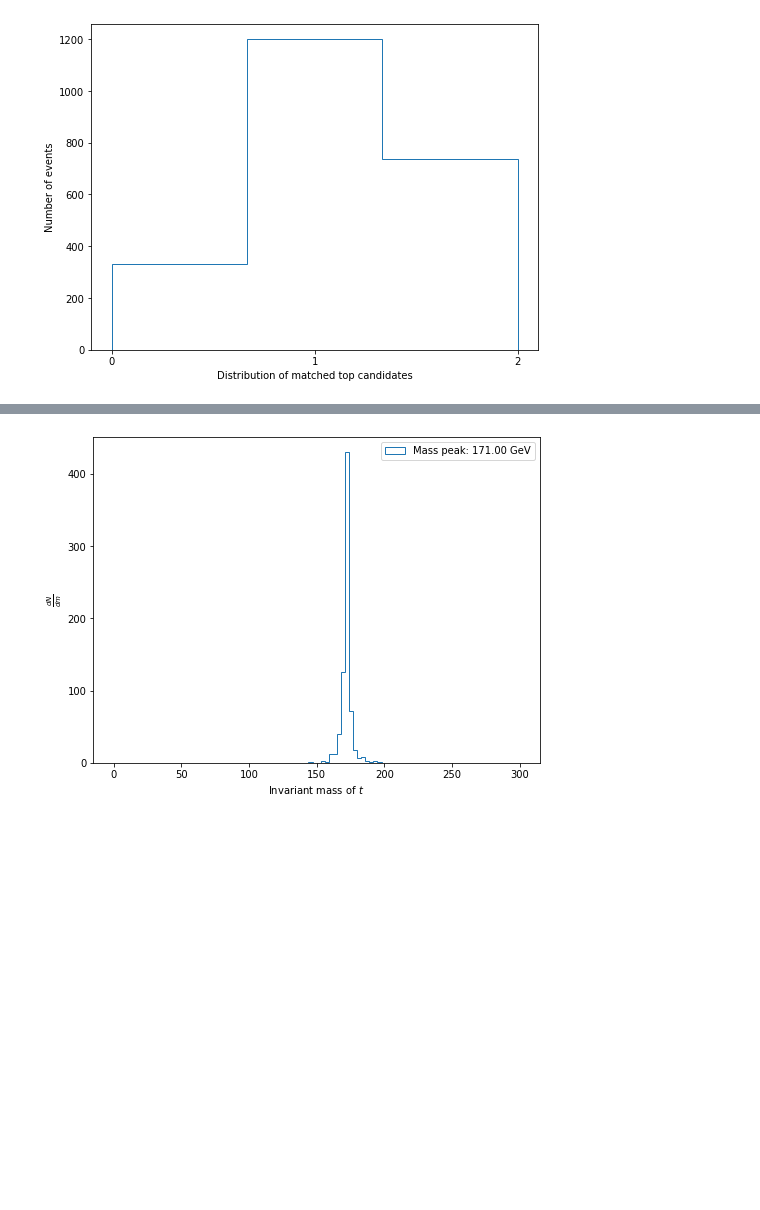
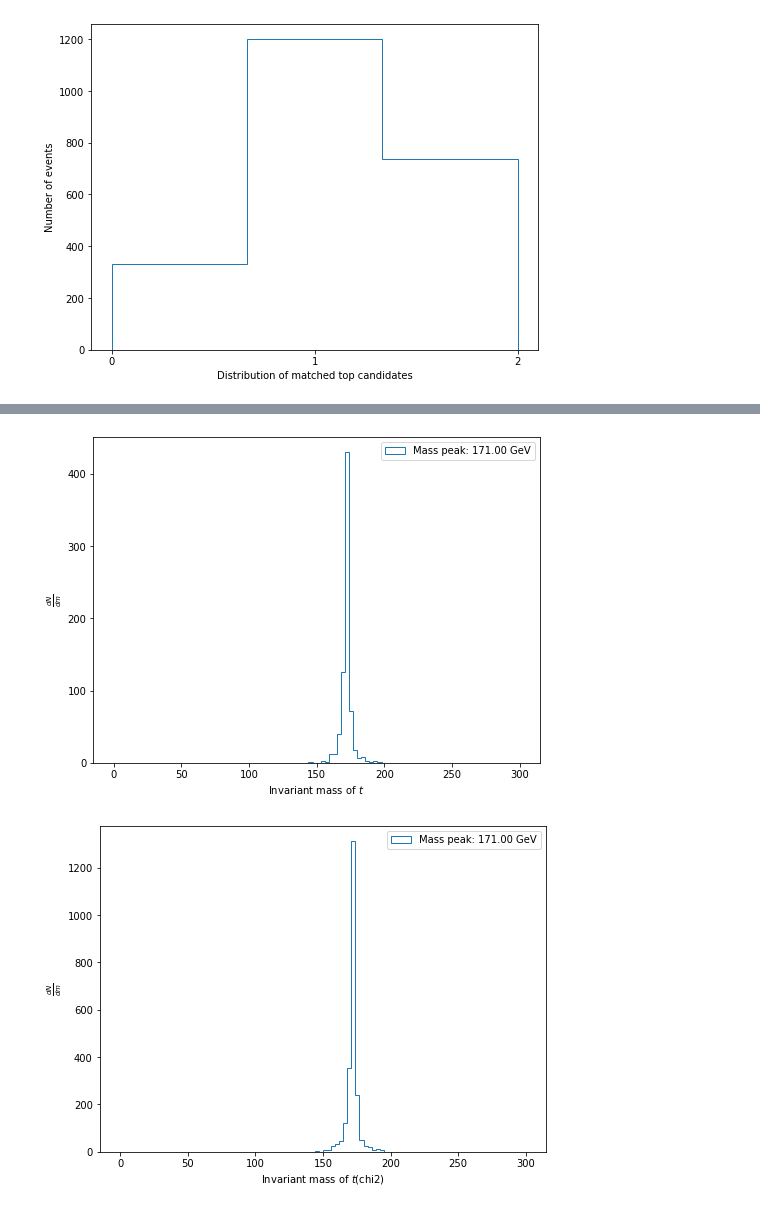
Before and after one commit to mfenton0/HEP-jet-assignment, a Jupyter notebook: analysis_script/demo/hdf5_read_demo_v2.ipynb, the cells around one changed output, grey strips where cells are left out. Saved outputs shown, nothing was run; the diff lists cells and outputs as text; code cells hidden in the pictures; blank space fills up the shorter version.

```diff
--- a/analysis_script/demo/hdf5_read_demo_v2.ipynb
+++ b/analysis_script/demo/hdf5_read_demo_v2.ipynb
@@ -167,10 +236,44 @@ for i in range(len(N_match_top_in_event)):
 
         tmp = np.sqrt( (e_1 + e_2 + e_3)**2 - (px_1 + px_2 + px_3)**2 - (py_1 + py_2 + py_3)**2 - (pz_1 + pz_2 + pz_3)**2  )
         top_inv.append(tmp)
+# %%
+top_inv_chi2 = []
+top_bar_inv_chi2 = []
+tmp = 0
+tmp_p = 0
+
+for i in range(len(N_match_top_in_event_chi2)):
+    if N_match_top_in_event_chi2[i] == 2:
+
+        pt_1 = parton_pt_chi2[i][0]
+        pt_2 = parton_pt_chi2[i][1]
+        pt_3 = parton_pt_chi2[i][2]
+
+        px_1 = pt_1 * np.cos(parton_phi_chi2[i][0])
+        px_2 = pt_2 * np.cos(parton_phi_chi2[i][1])
+        px_3 = pt_3 * np.cos(parton_phi_chi2[i][2])
+
+        py_1 = pt_1 * np.sin(parton_phi_chi2[i][0])
+        py_2 = pt_2 * np.sin(parton_phi_chi2[i][1])
+        py_3 = pt_3 * np.sin(parton_phi_chi2[i][2])
+
+        pz_1 = pt_1 * np.sinh(parton_eta_chi2[i][0])
+        pz_2 = pt_2 * np.sinh(parton_eta_chi2[i][1])
+        pz_3 = pt_3 * np.sinh(parton_eta_chi2[i][2])
+
+        e_1 = np.sqrt( (px_1**2 + py_1**2 + pz_1**2 ) + parton_mass_chi2[i][0]**2 )
+        e_2 = np.sqrt( (px_2**2 + py_2**2 + pz_2**2 ) + parton_mass_chi2[i][1]**2 )
+        e_3 = np.sqrt( (px_3**2 + py_3**2 + pz_3**2 ) + parton_mass_chi2[i][2]**2 )
+
+
+        tmp = np.sqrt( (e_1 + e_2 + e_3)**2 - (px_1 + px_2 + px_3)**2 - (py_1 + py_2 + py_3)**2 - (pz_1 + pz_2 + pz_3)**2  )
+        top_inv_chi2.append(tmp)
 # %%
 plot_hist_top(top_inv, r'Invariant mass of $t$', "./Pic/inv_top.png")
+plot_hist_top(top_inv_chi2, r'Invariant mass of $t$(chi2)', "./Pic/inv_top_chi2.png")
 # %% [output]
 [figure]
+[figure, added]
 # %%
 for i in range(len(N_match_top_in_event)):
     if N_match_top_in_event[i] == 2:
```
Also changed, not shown: parts of 15 cells of this notebook.
